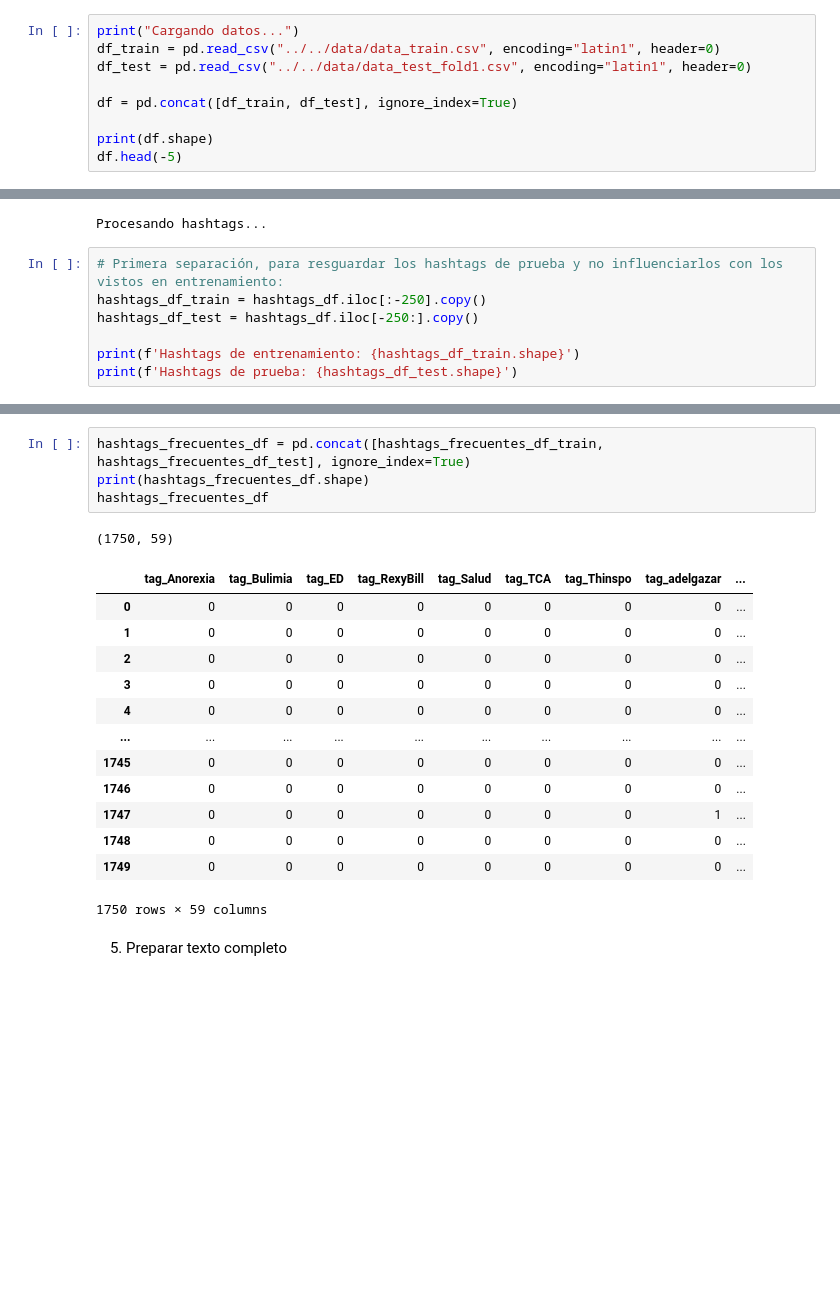
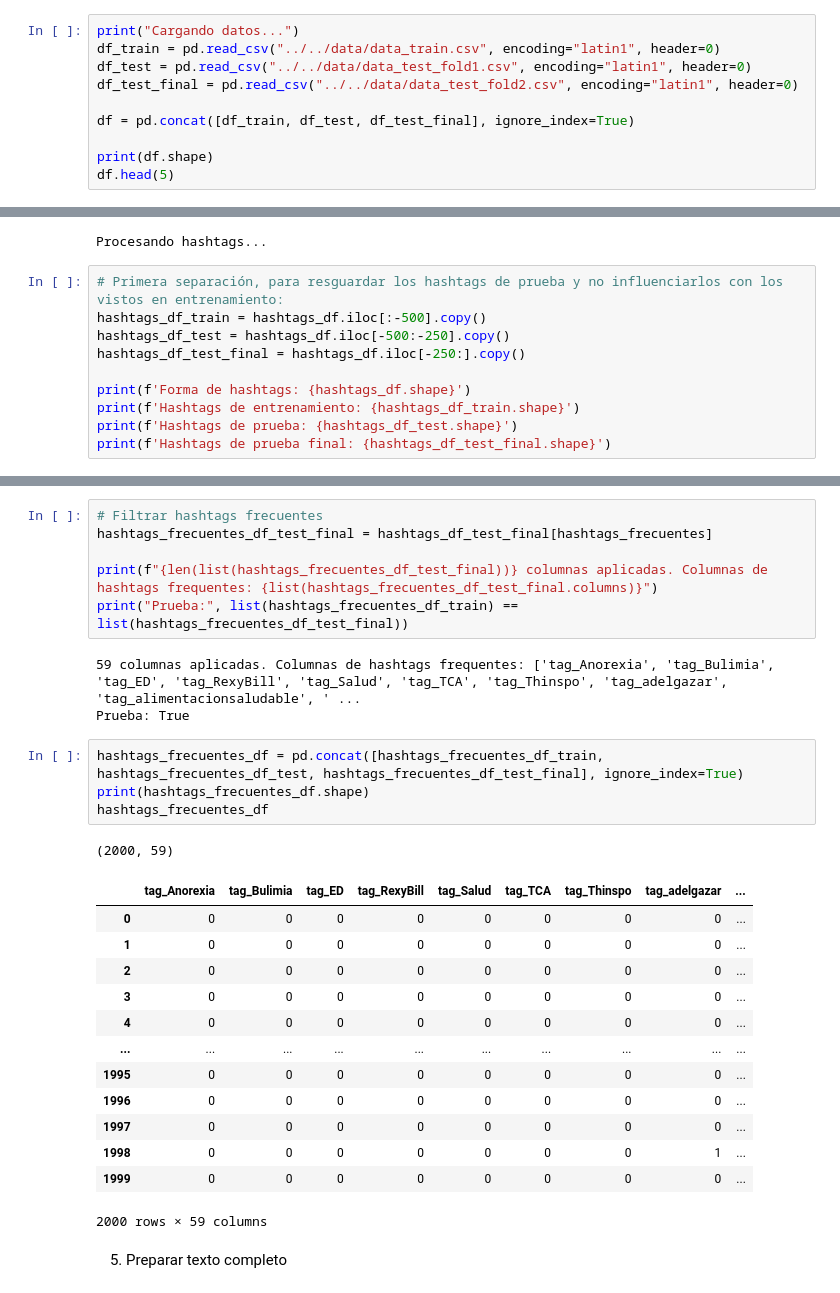
Before and after one commit to LordPobol/UltimoJamon-LosNintendoRepos, a Jupyter notebook: src/modulos/moduloPreprocesamiento.ipynb, the cells around one changed output, grey strips where cells are left out. Drawn from its saved outputs; the diff is of its cells as text; blank space fills up the shorter version.

```diff
--- a/src/modulos/moduloPreprocesamiento.ipynb
+++ b/src/modulos/moduloPreprocesamiento.ipynb
@@ -45,10 +45,11 @@ from funcionesPreprocesamiento import (
 print("Cargando datos...")
 df_train = pd.read_csv("../../data/data_train.csv", encoding="latin1", header=0)
 df_test = pd.read_csv("../../data/data_test_fold1.csv", encoding="latin1", header=0)
+df_test_final = pd.read_csv("../../data/data_test_fold2.csv", encoding="latin1", header=0)
 
-df = pd.concat([df_train, df_test], ignore_index=True)
+df = pd.concat([df_train, df_test, df_test_final], ignore_index=True)
 
 print(df.shape)
-df.head(-5)
+df.head(5)
 # %% [output]
 Cargando datos...
@@ -129,9 +123,12 @@ hashtags_df = pd.DataFrame(mlb.fit_transform(df["hashtags"]),
 Procesando hashtags...
 # %%
 # Primera separación, para resguardar los hashtags de prueba y no influenciarlos con los vistos en entrenamiento:
-hashtags_df_train = hashtags_df.iloc[:-250].copy()
-hashtags_df_test = hashtags_df.iloc[-250:].copy()
+hashtags_df_train = hashtags_df.iloc[:-500].copy()
+hashtags_df_test = hashtags_df.iloc[-500:-250].copy()
+hashtags_df_test_final = hashtags_df.iloc[-250:].copy()
 
+print(f'Forma de hashtags: {hashtags_df.shape}')
 print(f'Hashtags de entrenamiento: {hashtags_df_train.shape}')
 print(f'Hashtags de prueba: {hashtags_df_test.shape}')
+print(f'Hashtags de prueba final: {hashtags_df_test_final.shape}')
 # %% [output]
@@ -154,25 +156,34 @@ print("Prueba:", list(hashtags_frecuentes_df_train) == list(hashtags_frecuentes_
 # %% [output]
 59 filtro aplicado para el conjunto de prueba: ['tag_Anorexia', 'tag_Bulimia', 'tag_ED', 'tag_RexyBill', 'tag_Salud', 'tag_TCA', 'tag_Thinspo', 'tag_adelgazar', 'tag_alimentacionsaludable', 'tag_ana', ...
 Prueba: True
+# %%
+# Filtrar hashtags frecuentes
+hashtags_frecuentes_df_test_final = hashtags_df_test_final[hashtags_frecuentes]
+
+print(f"{len(list(hashtags_frecuentes_df_test_final))} columnas aplicadas. Columnas de hashtags frequentes: {list(hashtags_frecuentes_df_test_final.columns)}")
+print("Prueba:", list(hashtags_frecuentes_df_train) == list(hashtags_frecuentes_df_test_final))
+# %% [output]
+59 columnas aplicadas. Columnas de hashtags frequentes: ['tag_Anorexia', 'tag_Bulimia', 'tag_ED', 'tag_RexyBill', 'tag_Salud', 'tag_TCA', 'tag_Thinspo', 'tag_adelgazar', 'tag_alimentacionsaludable', ' ...
+Prueba: True
 # %%
-hashtags_frecuentes_df = pd.concat([hashtags_frecuentes_df_train, hashtags_frecuentes_df_test], ignore_index=True)
+hashtags_frecuentes_df = pd.concat([hashtags_frecuentes_df_train, hashtags_frecuentes_df_test, hashtags_frecuentes_df_test_final], ignore_index=True)
 print(hashtags_frecuentes_df.shape)
 hashtags_frecuentes_df
 # %% [output]
-(1750, 59)
+(2000, 59)
 |  | tag_Anorexia | tag_Bulimia | tag_ED | tag_RexyBill | tag_Salud | tag_TCA | tag_Thinspo | tag_adelgazar | ... |
 | 0 | 0 | 0 | 0 | 0 | 0 | 0 | 0 | 0 | ... |
 | 1 | 0 | 0 | 0 | 0 | 0 | 0 | 0 | 0 | ... |
 | 2 | 0 | 0 | 0 | 0 | 0 | 0 | 0 | 0 | ... |
 | 3 | 0 | 0 | 0 | 0 | 0 | 0 | 0 | 0 | ... |
 | 4 | 0 | 0 | 0 | 0 | 0 | 0 | 0 | 0 | ... |
 | ... | ... | ... | ... | ... | ... | ... | ... | ... | ... |
-| 1745 | 0 | 0 | 0 | 0 | 0 | 0 | 0 | 0 | ... |
-| 1746 | 0 | 0 | 0 | 0 | 0 | 0 | 0 | 0 | ... |
-| 1747 | 0 | 0 | 0 | 0 | 0 | 0 | 0 | 1 | ... |
-| 1748 | 0 | 0 | 0 | 0 | 0 | 0 | 0 | 0 | ... |
-| 1749 | 0 | 0 | 0 | 0 | 0 | 0 | 0 | 0 | ... |
+| 1995 | 0 | 0 | 0 | 0 | 0 | 0 | 0 | 0 | ... |
+| 1996 | 0 | 0 | 0 | 0 | 0 | 0 | 0 | 0 | ... |
+| 1997 | 0 | 0 | 0 | 0 | 0 | 0 | 0 | 0 | ... |
+| 1998 | 0 | 0 | 0 | 0 | 0 | 0 | 0 | 1 | ... |
+| 1999 | 0 | 0 | 0 | 0 | 0 | 0 | 0 | 0 | ... |
-1750 rows × 59 columns
+2000 rows × 59 columns
 # %% [markdown]
 5. Preparar texto completo
 # %%
```
Also changed, not shown: parts of 16 cells of this notebook, 18 other files.
